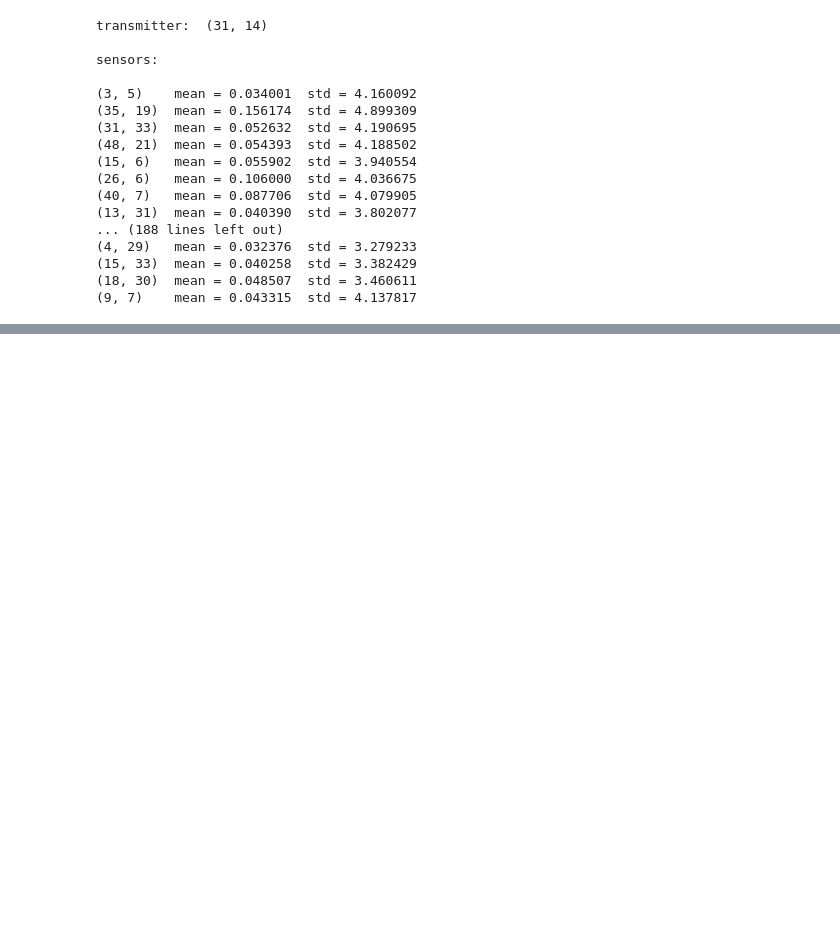
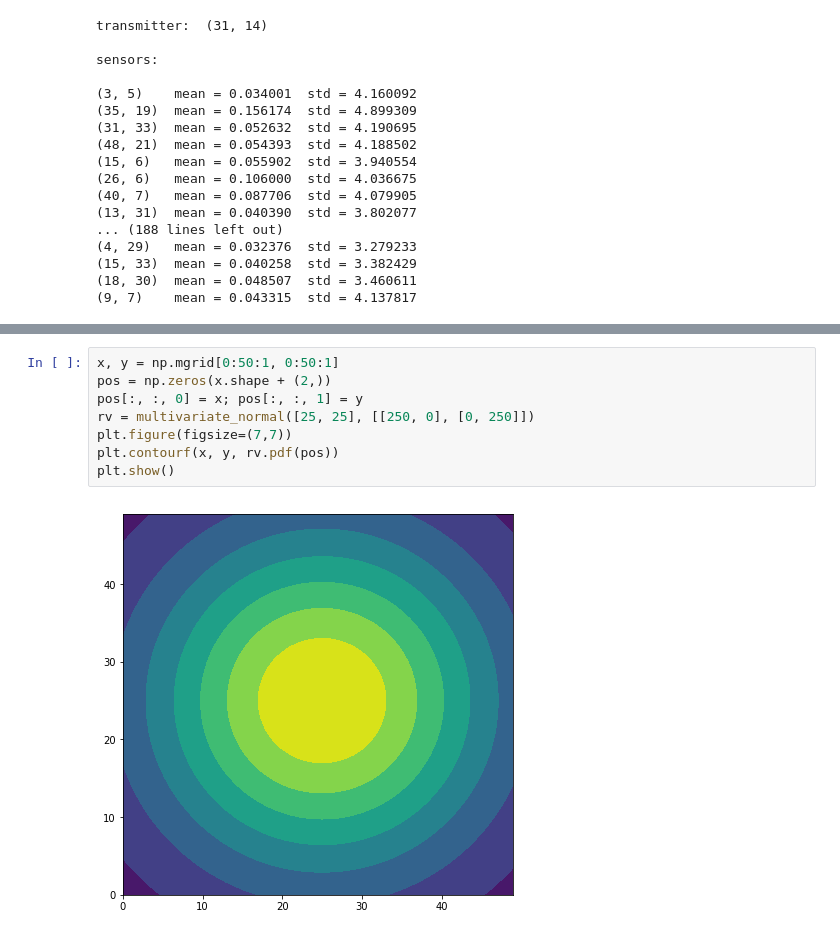
Before and after one commit to Wings-Lab/SelectSensor, a Jupyter notebook: select_sensor.ipynb, the cells around one changed output, grey strips where cells are left out. Drawn from its saved outputs; the diff is of its cells as text; blank space fills up the shorter version.

```diff
--- a/select_sensor.ipynb
+++ b/select_sensor.ipynb
@@ -23,0 +103,10 @@ sensors:
+# %%
+x, y = np.mgrid[0:50:1, 0:50:1]
+pos = np.zeros(x.shape + (2,))
+pos[:, :, 0] = x; pos[:, :, 1] = y
+rv = multivariate_normal([25, 25], [[250, 0], [0, 250]])
+plt.figure(figsize=(7,7))
+plt.contourf(x, y, rv.pdf(pos))
+plt.show()
+# %% [output]
+[figure, added]
```
Also changed, not shown: parts of 18 cells of this notebook, 2 other files.
